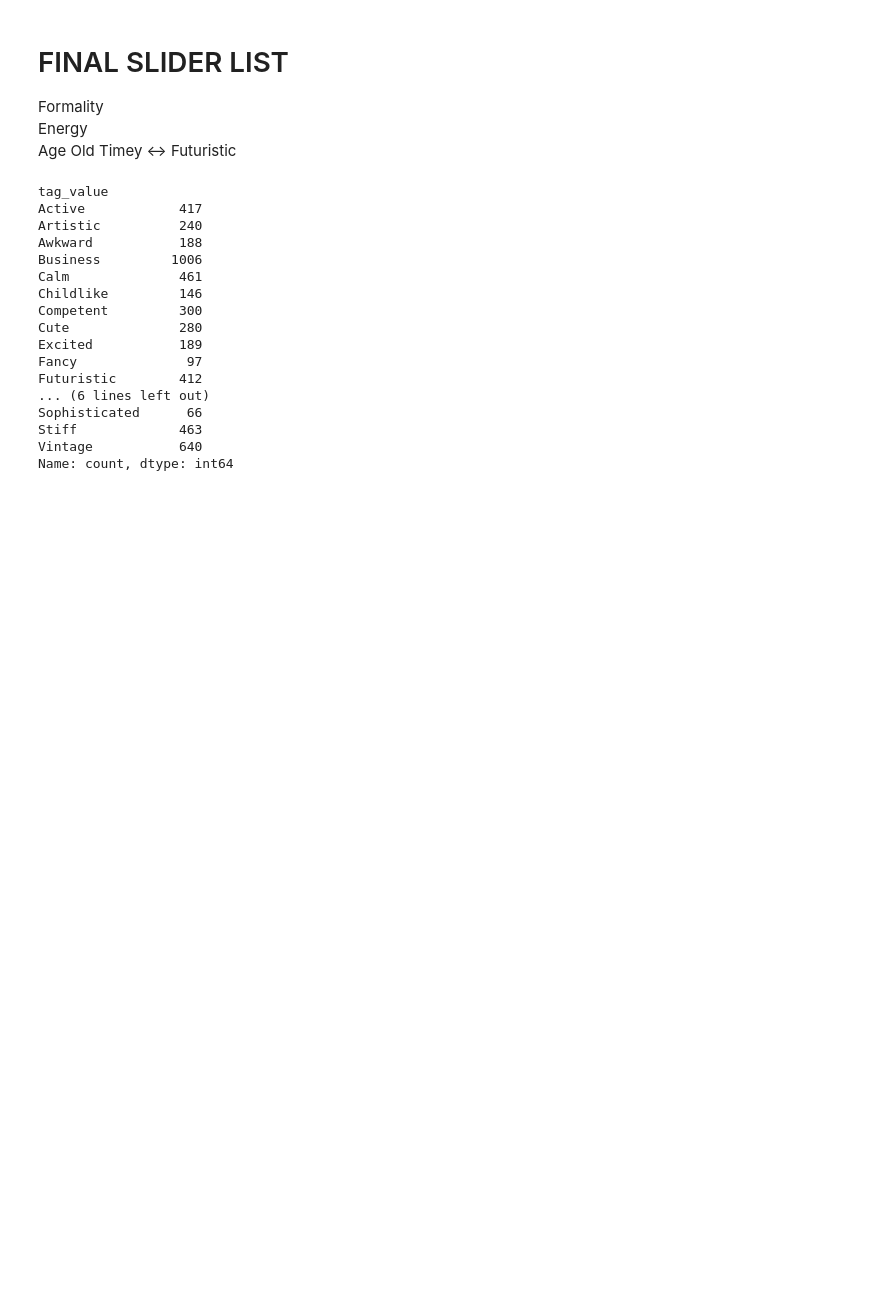
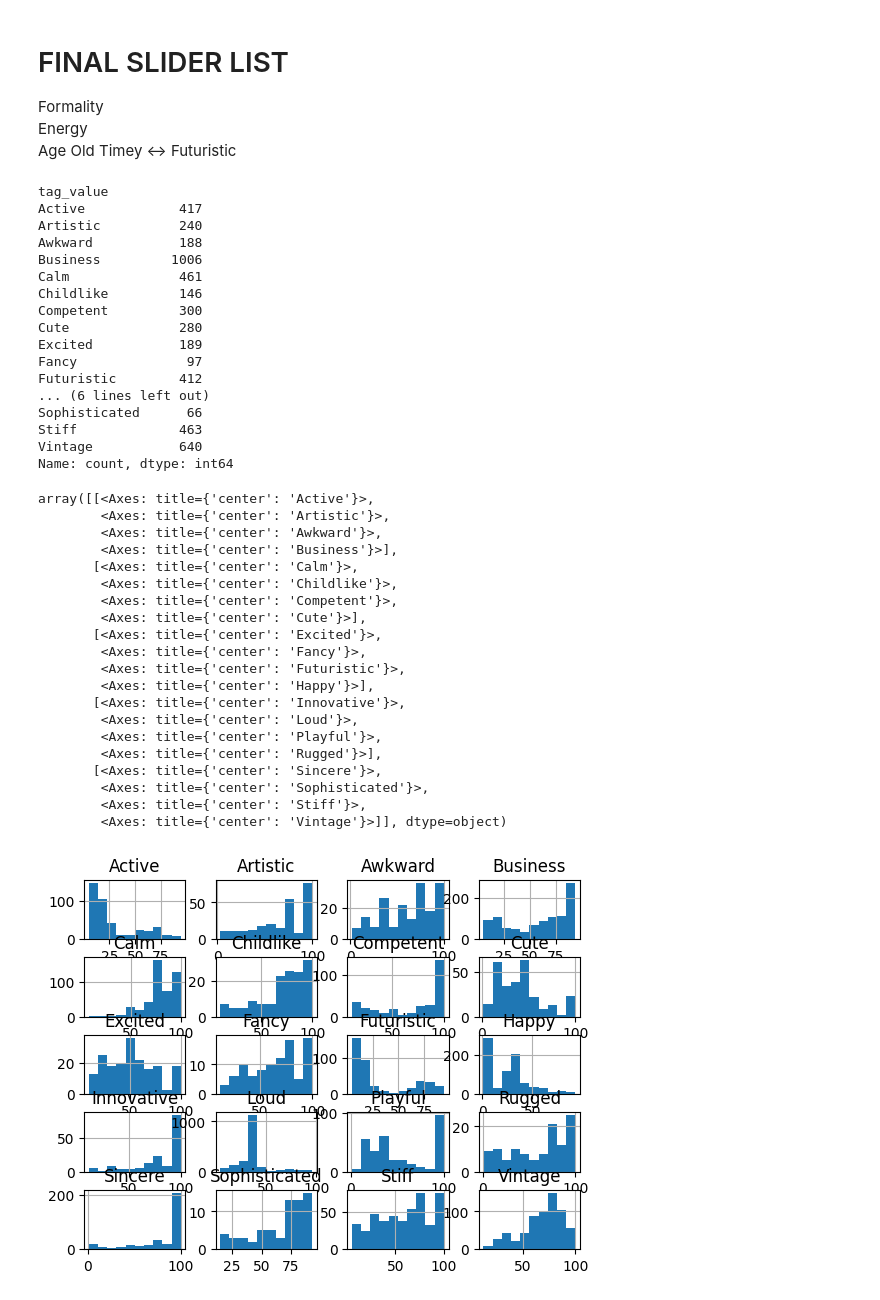
Before and after one commit to ljvaughn0841/TheFontinator, a Jupyter notebook: datawork/Analysis.ipynb, the cells around one changed output. Saved outputs shown, nothing was run; the diff lists cells and outputs as text; code cells hidden in the pictures; blank space fills up the shorter version.

```diff
--- a/datawork/Analysis.ipynb
+++ b/datawork/Analysis.ipynb
@@ -296,3 +296,27 @@ Sophisticated      66
 Stiff             463
 Vintage           640
 Name: count, dtype: int64
+# %%
+pivoted.hist()
+# %% [output]
+array([[<Axes: title={'center': 'Active'}>,
+        <Axes: title={'center': 'Artistic'}>,
+        <Axes: title={'center': 'Awkward'}>,
+        <Axes: title={'center': 'Business'}>],
+       [<Axes: title={'center': 'Calm'}>,
+        <Axes: title={'center': 'Childlike'}>,
+        <Axes: title={'center': 'Competent'}>,
+        <Axes: title={'center': 'Cute'}>],
+       [<Axes: title={'center': 'Excited'}>,
+        <Axes: title={'center': 'Fancy'}>,
+        <Axes: title={'center': 'Futuristic'}>,
+        <Axes: title={'center': 'Happy'}>],
+       [<Axes: title={'center': 'Innovative'}>,
+        <Axes: title={'center': 'Loud'}>,
+        <Axes: title={'center': 'Playful'}>,
+        <Axes: title={'center': 'Rugged'}>],
+       [<Axes: title={'center': 'Sincere'}>,
+        <Axes: title={'center': 'Sophisticated'}>,
+        <Axes: title={'center': 'Stiff'}>,
+        <Axes: title={'center': 'Vintage'}>]], dtype=object)
+[figure, added]
```
Also changed, not shown: 7 other files.
